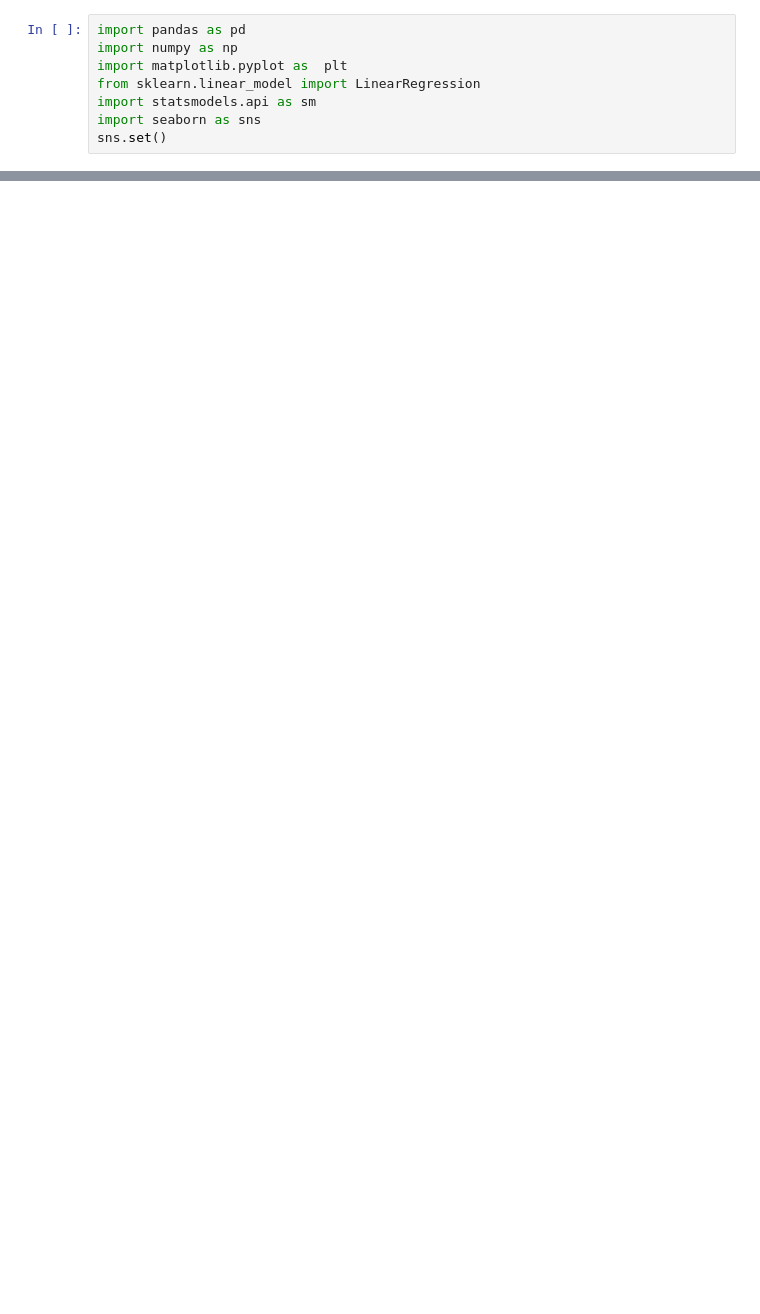
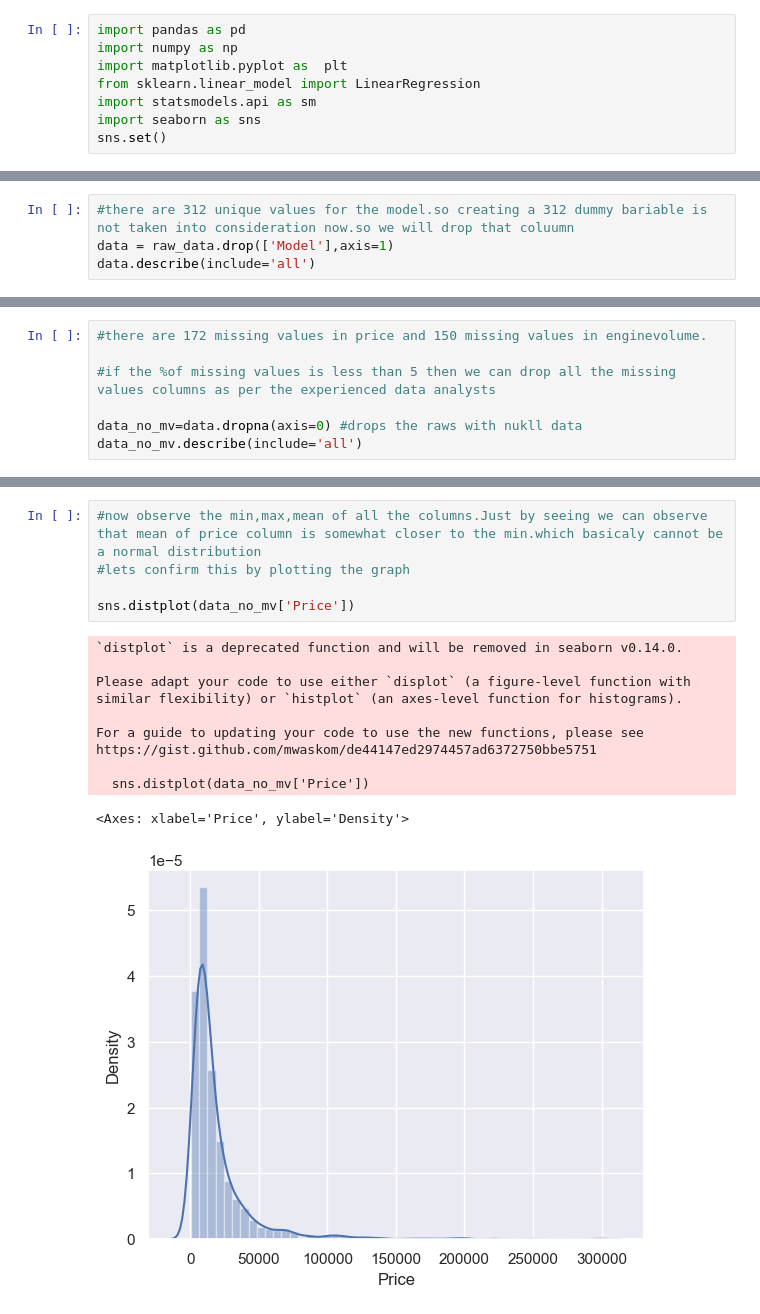
Before and after one commit to reyuvel/DataScience_Excersises, a Jupyter notebook: 225.ipynb, the cells around one changed output, grey strips where cells are left out. Drawn from its saved outputs; the diff is of its cells as text; blank space fills up the shorter version.

```diff
--- a/225.ipynb
+++ b/225.ipynb
@@ -37,0 +34,4 @@ data = raw_data.drop
+# %%
+#there are 312 unique values for the model.so creating a 312 dummy bariable is not taken into consideration now.so we will drop that coluumn
+data = raw_data.drop(['Model'],axis=1)
+data.describe(include='all')
@@ -37,0 +65,7 @@ data = raw_data.drop
+# %%
+#there are 172 missing values in price and 150 missing values in enginevolume.
+
+#if the %of missing values is less than 5 then we can drop all the missing values columns as per the experienced data analysts
+
+data_no_mv=data.dropna(axis=0) #drops the raws with nukll data
+data_no_mv.describe(include='all')
@@ -37,0 +85,17 @@ data = raw_data.drop
+# %%
+#now observe the min,max,mean of all the columns.Just by seeing we can observe that mean of price column is somewhat closer to the min.which basicaly cannot be a normal distribution
+#lets confirm this by plotting the graph
+
+sns.distplot(data_no_mv['Price'])
+# %% [output]
+`distplot` is a deprecated function and will be removed in seaborn v0.14.0.
+
+Please adapt your code to use either `displot` (a figure-level function with
+similar flexibility) or `histplot` (an axes-level function for histograms).
+
+For a guide to updating your code to use the new functions, please see
+https://gist.github.com/mwaskom/de44147ed2974457ad6372750bbe5751
+
+  sns.distplot(data_no_mv['Price'])
+<Axes: xlabel='Price', ylabel='Density'>
+[figure, added]
```
Also changed, not shown: parts of 23 cells of this notebook.
